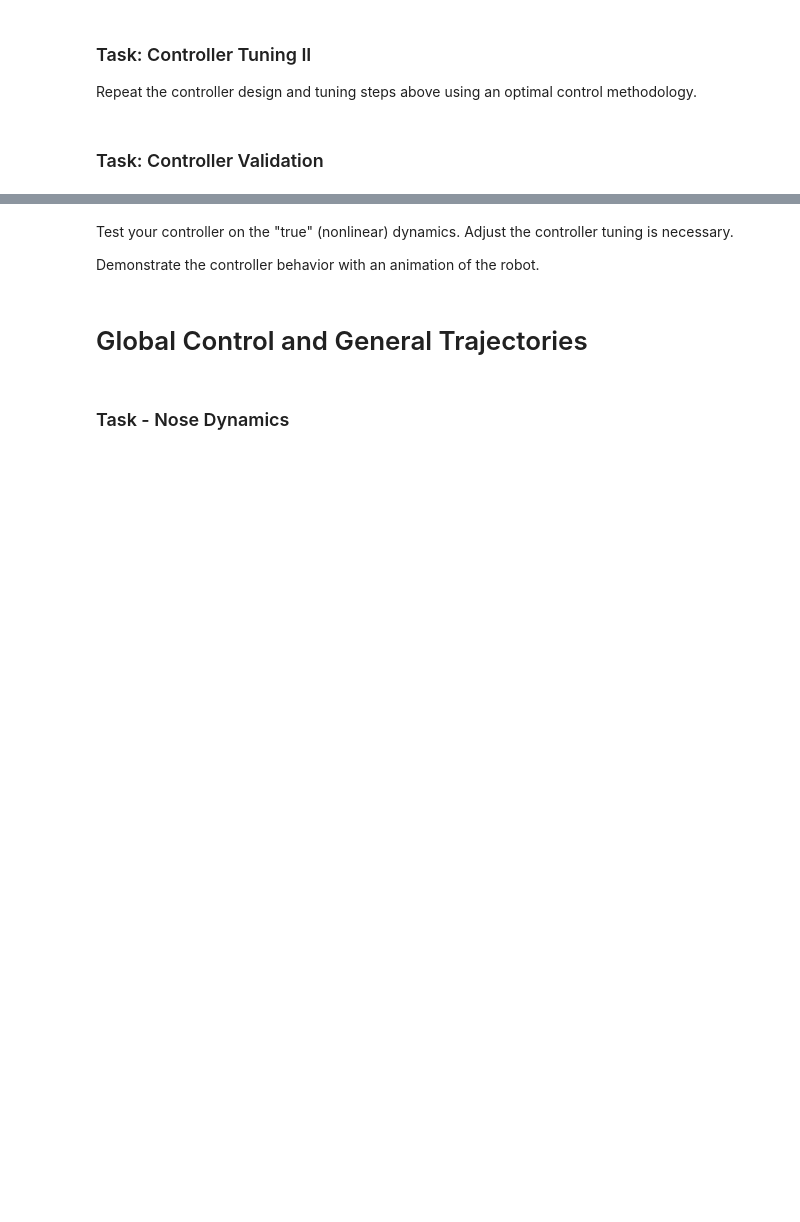
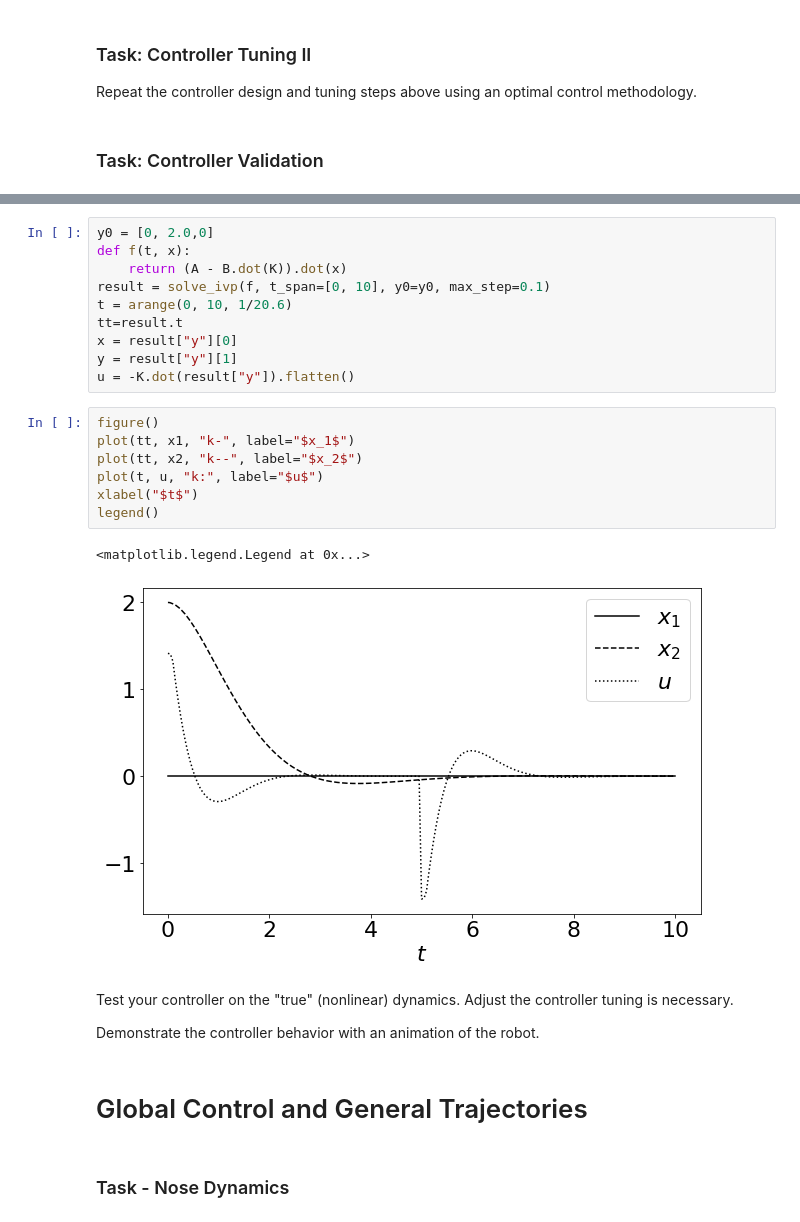
Before and after one commit to zechchair/Automatique-project, a Jupyter notebook: main.ipynb, the cells around one changed output, grey strips where cells are left out. Drawn from its saved outputs; the diff is of its cells as text; blank space fills up the shorter version.

```diff
--- a/main.ipynb
+++ b/main.ipynb
@@ -483,3 +497,23 @@ Repeat the controller design and tuning steps above using an optimal control met
+# %%
+y0 = [0, 2.0,0]
+def f(t, x):
+    return (A - B.dot(K)).dot(x)
+result = solve_ivp(f, t_span=[0, 10], y0=y0, max_step=0.1)
+t = arange(0, 10, 1/20.6)
+tt=result.t
+x = result["y"][0]
+y = result["y"][1]
+u = -K.dot(result["y"]).flatten()
+# %%
+figure()
+plot(tt, x1, "k-", label="$x_1$")
+plot(tt, x2, "k--", label="$x_2$")
+plot(t, u, "k:", label="$u$")
+xlabel("$t$")
+legend()
+# %% [output]
+<matplotlib.legend.Legend at 0x...>
+[figure, added]
 # %% [markdown]
 Test your controller on the "true" (nonlinear) dynamics. Adjust the controller tuning is necessary.
 
```
Also changed, not shown: parts of 3 cells of this notebook.
